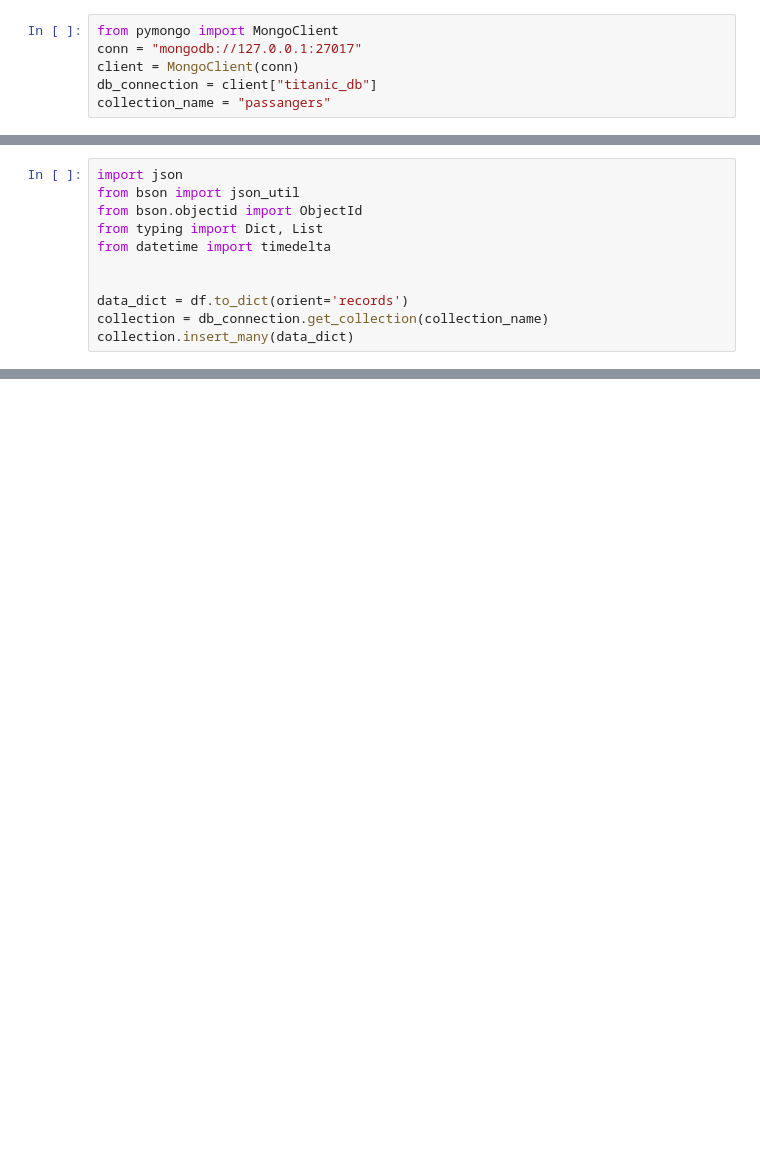
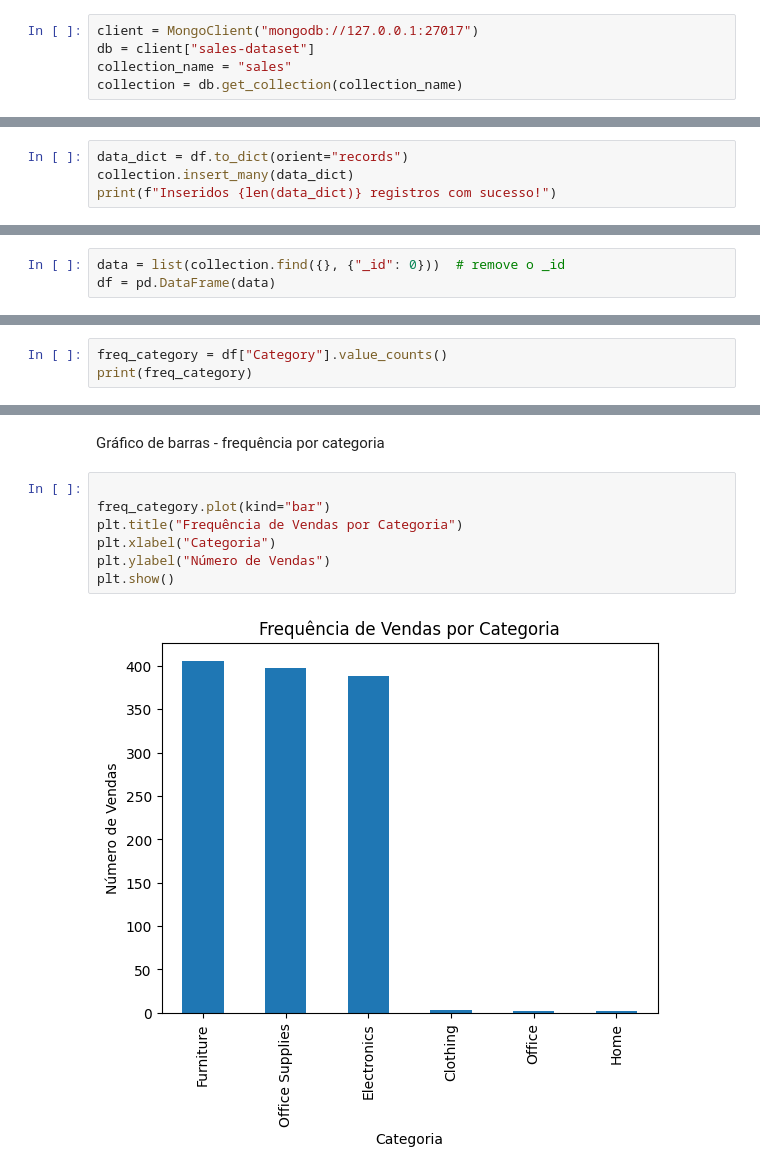
Before and after one commit to lucasgfaj/sales-dataset, a Jupyter notebook: sales-dataset.ipynb, the cells around one changed output, grey strips where cells are left out. Cells and saved outputs as stored; diff of their text form; blank space fills up the shorter version.

```diff
--- a/sales-dataset.ipynb
+++ b/sales-dataset.ipynb
@@ -1,6 +11,5 @@
 # %%
-from pymongo import MongoClient
-conn = "mongodb://127.0.0.1:27017"
-client = MongoClient(conn)
-db_connection = client["titanic_db"]
-collection_name = "passangers"
+client = MongoClient("mongodb://127.0.0.1:27017")
+db = client["sales-dataset"]
+collection_name = "sales"
+collection = db.get_collection(collection_name)
@@ -28,12 +65,5 @@ df
 # %%
-import json
-from bson import json_util
-from bson.objectid import ObjectId
-from typing import Dict, List
-from datetime import timedelta
-
-
-data_dict = df.to_dict(orient='records')
-collection = db_connection.get_collection(collection_name)
+data_dict = df.to_dict(orient="records")
 collection.insert_many(data_dict)
+print(f"Inseridos {len(data_dict)} registros com sucesso!")
 # %% [output]
@@ -178,0 +424,3 @@ df
+# %%
+data = list(collection.find({}, {"_id": 0}))  # remove o _id
+df = pd.DataFrame(data)
@@ -178,0 +429,3 @@ df
+# %%
+freq_category = df["Category"].value_counts()
+print(freq_category)
@@ -178,0 +550,11 @@ df
+# %% [markdown]
+Gráfico de barras - frequência por categoria
+# %%
+
+freq_category.plot(kind="bar")
+plt.title("Frequência de Vendas por Categoria")
+plt.xlabel("Categoria")
+plt.ylabel("Número de Vendas")
+plt.show()
+# %% [output]
+[figure, added]
```
Also changed, not shown: parts of 76 cells of this notebook, 4 other files.
